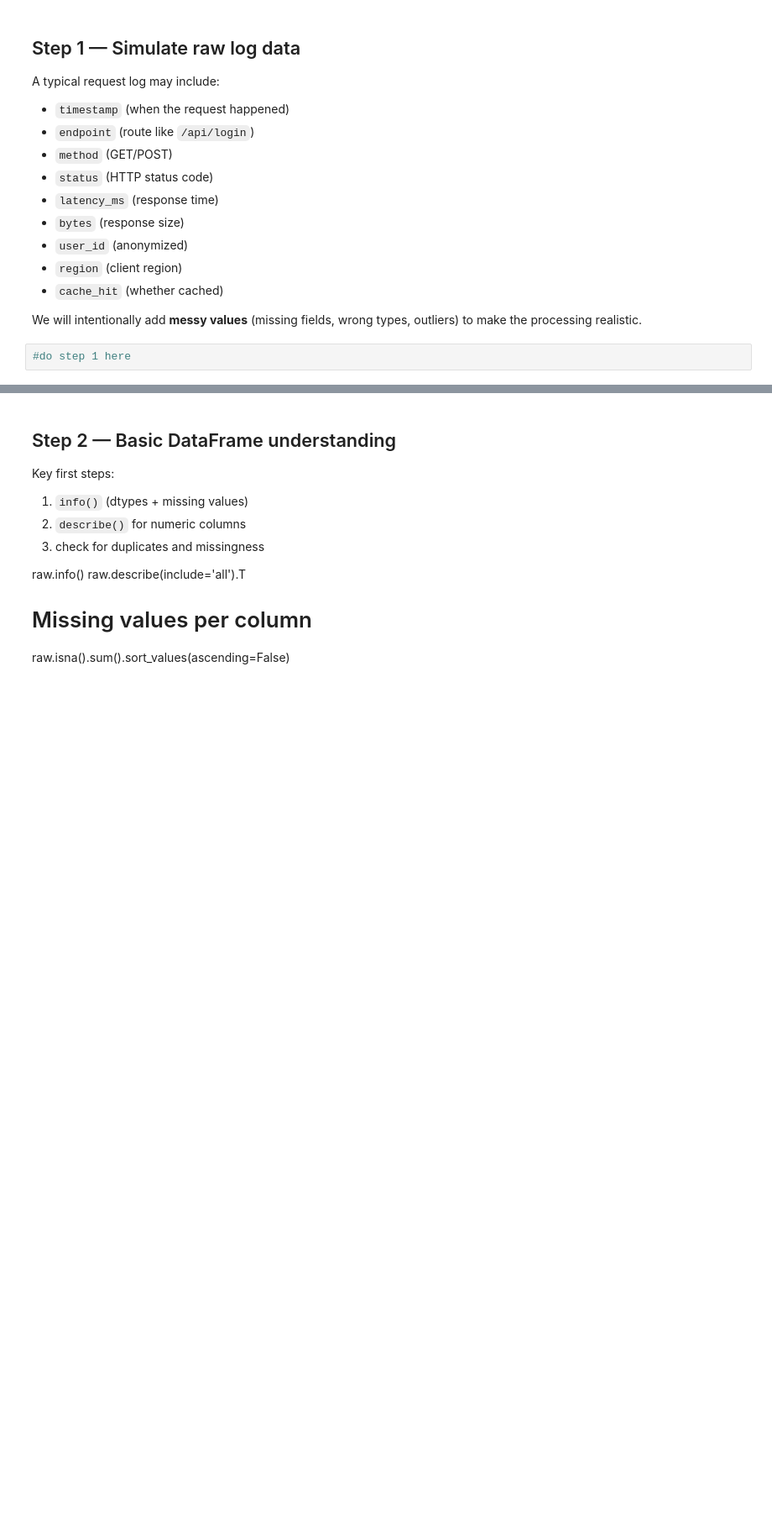
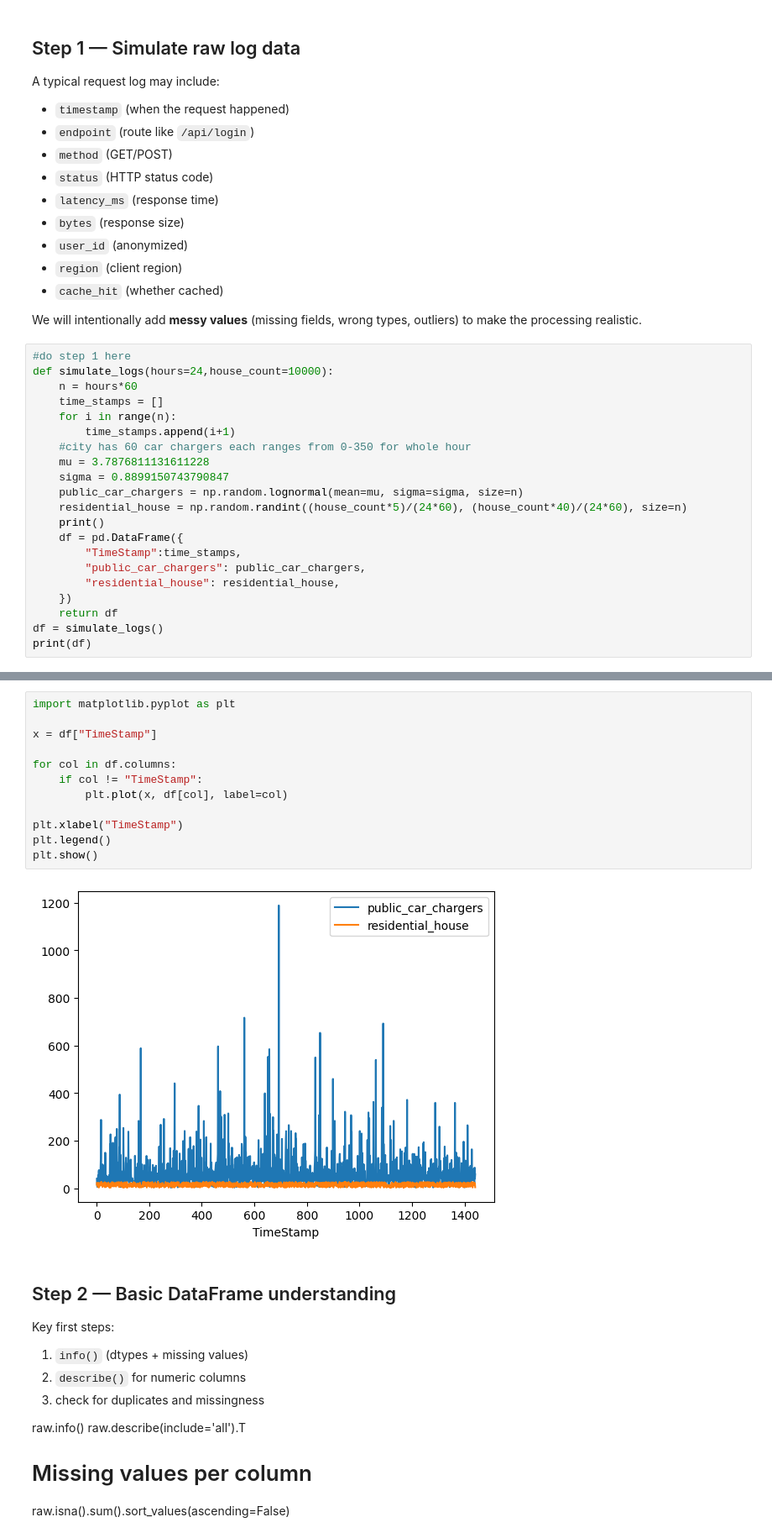
Before and after one commit to ZacharySkinner/ComputationalScience, a Jupyter notebook: Assingment2.ipynb, the cells around one changed output, grey strips where cells are left out. Shown at 84% size. Saved outputs shown, nothing was run; the diff lists cells and outputs as text; blank space fills up the shorter version.

```diff
--- a/Assingment2.ipynb
+++ b/Assingment2.ipynb
@@ -22,3 +22,22 @@ A typical request log may include:
 We will intentionally add **messy values** (missing fields, wrong types, outliers) to make the processing realistic.
 # %%
 #do step 1 here
+def simulate_logs(hours=24,house_count=10000):
+    n = hours*60
+    time_stamps = []
+    for i in range(n):
+        time_stamps.append(i+1)
+    #city has 60 car chargers each ranges from 0-350 for whole hour
+    mu = 3.7876811131611228
+    sigma = 0.8899150743790847
+    public_car_chargers = np.random.lognormal(mean=mu, sigma=sigma, size=n)
+    residential_house = np.random.randint((house_count*5)/(24*60), (house_count*40)/(24*60), size=n)
+    print()
+    df = pd.DataFrame({
+        "TimeStamp":time_stamps,
+        "public_car_chargers": public_car_chargers,
+        "residential_house": residential_house,
+    })
+    return df
+df = simulate_logs()
+print(df)
@@ -25,3 +59,17 @@ We will intentionally add **messy values** (missing fields, wrong types, outlier
+# %%
+import matplotlib.pyplot as plt
+
+x = df["TimeStamp"]
+
+for col in df.columns:
+    if col != "TimeStamp":
+        plt.plot(x, df[col], label=col)
+
+plt.xlabel("TimeStamp")
+plt.legend()
+plt.show()
+# %% [output]
+[figure, added]
 # %% [markdown]
 ## Step 2 — Basic DataFrame understanding
 Key first steps:
```
Also changed, not shown: parts of 1 cell of this notebook.
